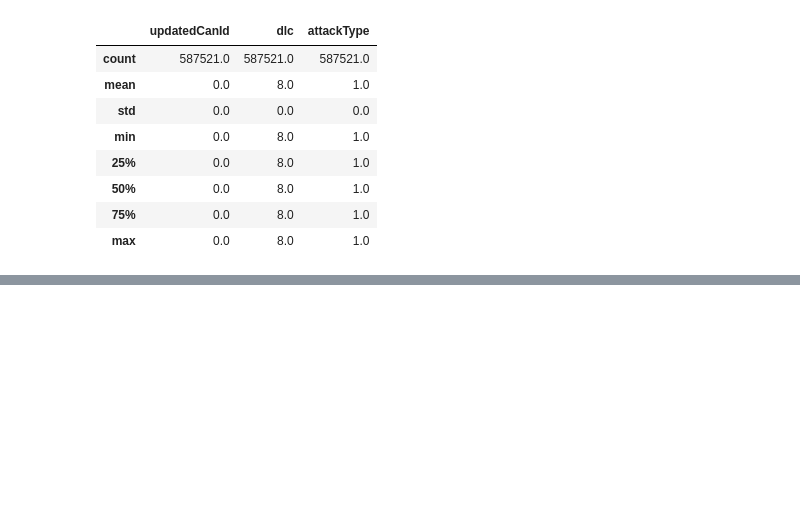
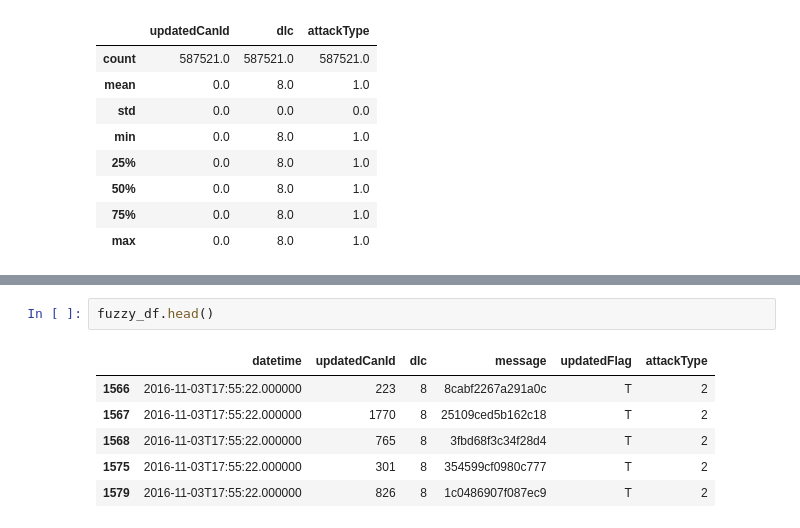
Before and after one commit to FatimeNazliAs/Intrusion-Detection-Systems-using-ML, a Jupyter notebook: notebooks/visualization_with_seperated_dfs.ipynb, the cells around one changed output, grey strips where cells are left out. Drawn from its saved outputs; the diff is of its cells as text; blank space fills up the shorter version.

```diff
--- a/notebooks/visualization_with_seperated_dfs.ipynb
+++ b/notebooks/visualization_with_seperated_dfs.ipynb
@@ -36,0 +133,9 @@ dos_df.describe()
+# %%
+fuzzy_df.head()
+# %% [output]
+|  | datetime | updatedCanId | dlc | message | updatedFlag | attackType |
+| 1566 | 2016-11-03T17:55:22.000000 | 223 | 8 | 8cabf2267a291a0c | T | 2 |
+| 1567 | 2016-11-03T17:55:22.000000 | 1770 | 8 | 25109ced5b162c18 | T | 2 |
+| 1568 | 2016-11-03T17:55:22.000000 | 765 | 8 | 3fbd68f3c34f28d4 | T | 2 |
+| 1575 | 2016-11-03T17:55:22.000000 | 301 | 8 | 354599cf0980c777 | T | 2 |
+| 1579 | 2016-11-03T17:55:22.000000 | 826 | 8 | 1c0486907f087ec9 | T | 2 |
```
Also changed, not shown: parts of 16 cells of this notebook.
